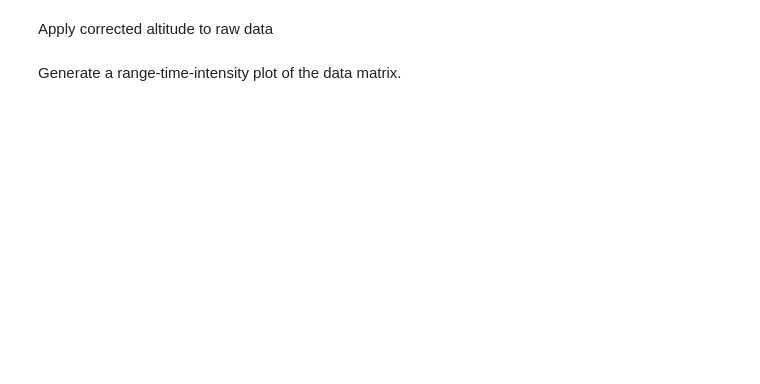
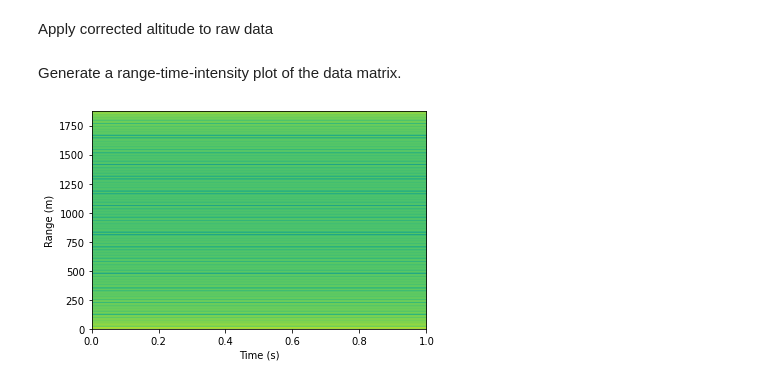
Before and after one commit to tmapana/FERS_tutorials, a Jupyter notebook: tutorial_notebook.ipynb, the cells around one changed output. Saved outputs shown, nothing was run; the diff lists cells and outputs as text; code cells hidden in the pictures; blank space fills up the shorter version.

```diff
--- a/tutorial_notebook.ipynb
+++ b/tutorial_notebook.ipynb
@@ -330,21 +352,35 @@ mocomp = np.array([np.zeroes])
+# %%
+r_mocomp = np.exp(np.multiply(-1j*4*np.pi/fc, nominal_range))
+
+r_mocomp = np.fft.fftshift(np.fft.fft(r_mocomp, n=ns_fft, axis=0), axes=0)
+bb_mocomp = bb_matrix
+for i in range(0, bb_matrix.shape[0]):
+    bb_mocomp[i,:] = bb_matrix[i,:] + r_mocomp[i]
+
+#bb_mocomp = np.multiply(temp, bb_matrix)
+#bb_mocomp = bb_matrix + temp
+
+bb_matrix = bb_mocomp
 # %% [markdown]
 Generate a range-time-intensity plot of the data matrix.
 # %%
 image_axes = [0, n_seconds, r_fft[-1], r_fft[0]]
 
 fig, ax = plt.subplots(nrows=1, ncols=1)
 im = ax.imshow(
-    lin2db(abs(bb_matrix)),
+    lin2db(abs(bb_mocomp)),
     aspect='auto',
     # vmax=vmax,
     # vmin=vmin,
     interpolation='none',
     # cmap=cmap,
     extent=image_axes,
 )
 ax.set_ylim(0, r_fft[-1])
 ax.set_xlabel('Time (s)')
 ax.set_ylabel('Range (m)')
 # ax.grid()
-title = 'rti_' + str(height) + 'm.png'
+title = 'rti_mocomp_' + str(height) + 'm.png'
 fig.savefig(title, dpi=120)
+# %% [output]
+[figure, added]
```
Also changed, not shown: parts of 11 cells of this notebook.
